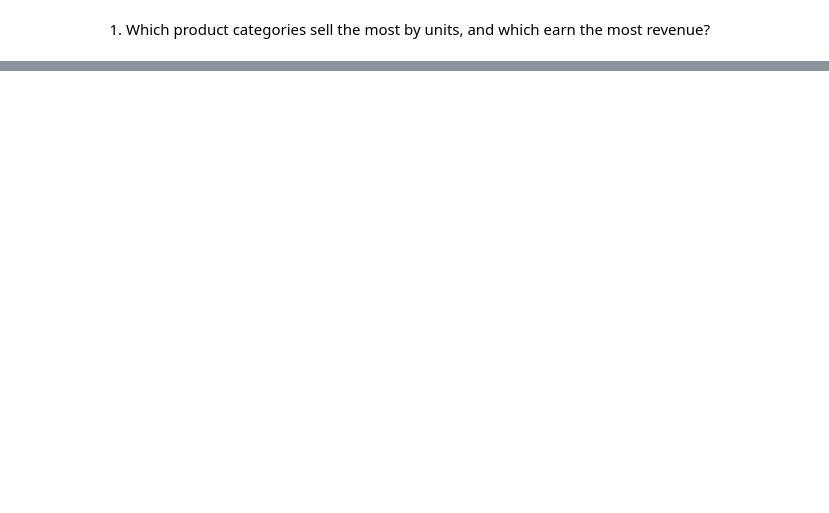
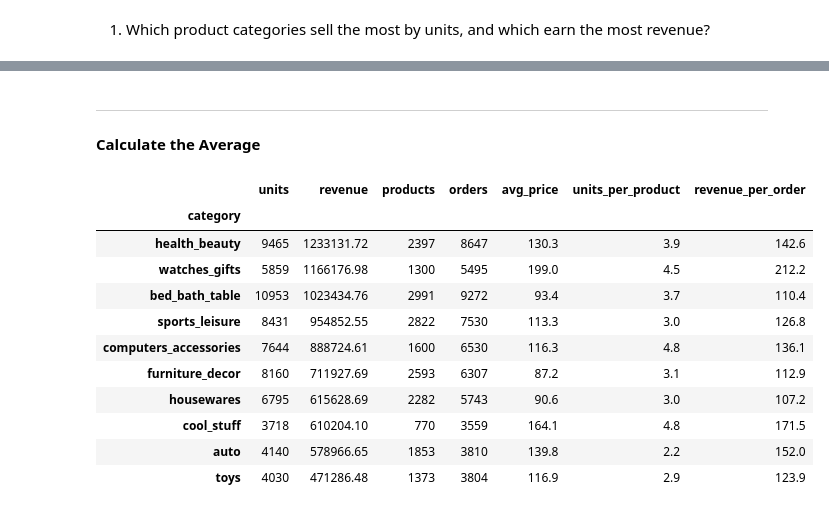
Before and after one commit to YomnaAhmed97/Olist-Ecommerce-Analysis, a Jupyter notebook: Brazilian_E_Commerce_Public_Dataset_by_Olist.ipynb, the cells around one changed output, grey strips where cells are left out. Cells and saved outputs as stored; diff of their text form; code cells hidden in the pictures; blank space fills up the shorter version.

```diff
--- a/Brazilian_E_Commerce_Public_Dataset_by_Olist.ipynb
+++ b/Brazilian_E_Commerce_Public_Dataset_by_Olist.ipynb
@@ -167,3 +167,8 @@ print(sales.shape)
 (110197, 11)
 # %%
 # طلعت 110197 وده كده معناه انه مظبوط مع عدد delivered
+# %%
+print(translation.head(3))
+mapping = dict(zip(translation.iloc[:, 0], translation.iloc[:, 1]))
+sales["category"] = sales["product_category_name"].map(mapping).fillna(sales["product_category_name"])
+print((sales["category"] == sales["product_category_name"]).mean())
@@ -173,0 +187,11 @@ print(sales.shape)
+# %%
+by_category = (
+    sales.groupby("category")
+    .agg(
+        units=("order_item_id", "count"),
+        revenue=("price", "sum"),
+        products=("product_id", "nunique"),
+        orders=("order_id", "nunique"),
+    )
+)
+by_category.sort_values("units", ascending=False).head(10)
@@ -173,0 +308,24 @@ print(sales.shape)
+# %% [markdown]
+
+
+---
+# %% [markdown]
+**Calculate the Average**
+# %%
+by_category["avg_price"] = (by_category["revenue"] / by_category["units"]).round(1)
+by_category["units_per_product"] = (by_category["units"] / by_category["products"]).round(1)
+by_category["revenue_per_order"] = (by_category["revenue"] / by_category["orders"]).round(1)
+by_category.sort_values("revenue", ascending=False).head(10)
+# %% [output]
+|  | units | revenue | products | orders | avg_price | units_per_product | revenue_per_order |
+| category |  |  |  |  |  |  |  |
+| health_beauty | 9465 | 1233131.72 | 2397 | 8647 | 130.3 | 3.9 | 142.6 |
+| watches_gifts | 5859 | 1166176.98 | 1300 | 5495 | 199.0 | 4.5 | 212.2 |
+| bed_bath_table | 10953 | 1023434.76 | 2991 | 9272 | 93.4 | 3.7 | 110.4 |
+| sports_leisure | 8431 | 954852.55 | 2822 | 7530 | 113.3 | 3.0 | 126.8 |
+| computers_accessories | 7644 | 888724.61 | 1600 | 6530 | 116.3 | 4.8 | 136.1 |
+| furniture_decor | 8160 | 711927.69 | 2593 | 6307 | 87.2 | 3.1 | 112.9 |
+| housewares | 6795 | 615628.69 | 2282 | 5743 | 90.6 | 3.0 | 107.2 |
+| cool_stuff | 3718 | 610204.10 | 770 | 3559 | 164.1 | 4.8 | 171.5 |
+| auto | 4140 | 578966.65 | 1853 | 3810 | 139.8 | 2.2 | 152.0 |
+| toys | 4030 | 471286.48 | 1373 | 3804 | 116.9 | 2.9 | 123.9 |
```
Also changed, not shown: parts of 14 cells of this notebook.
